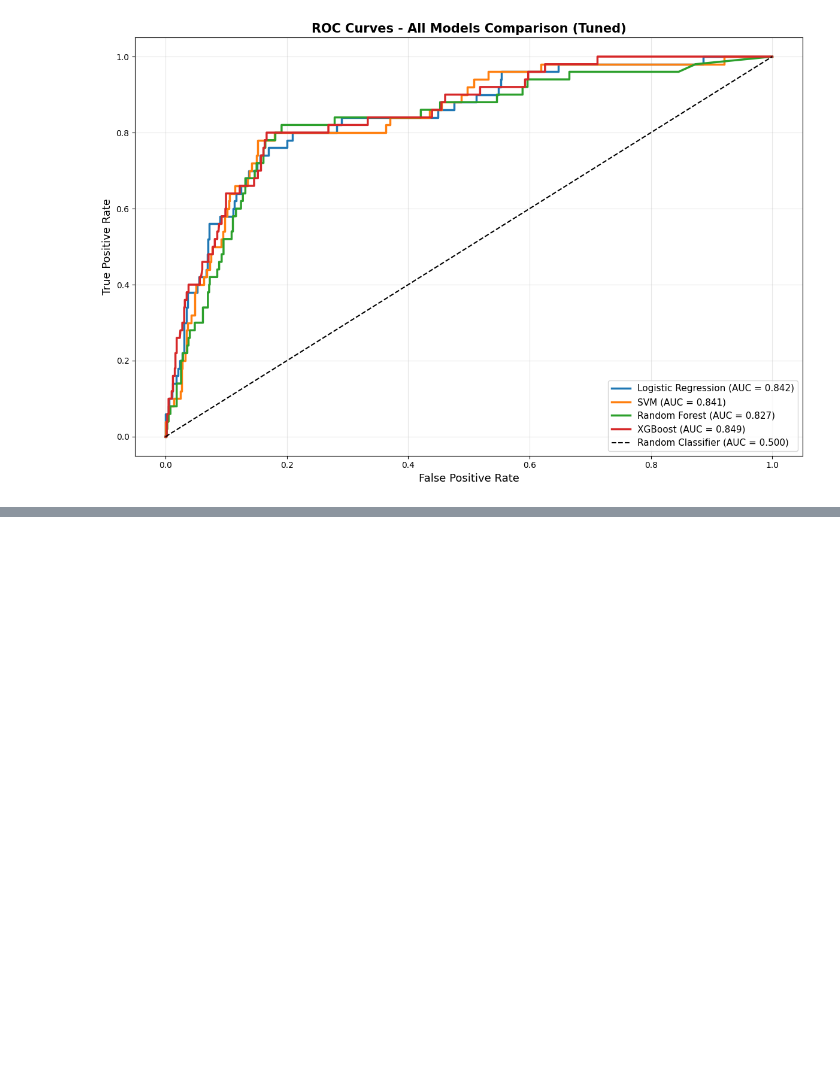
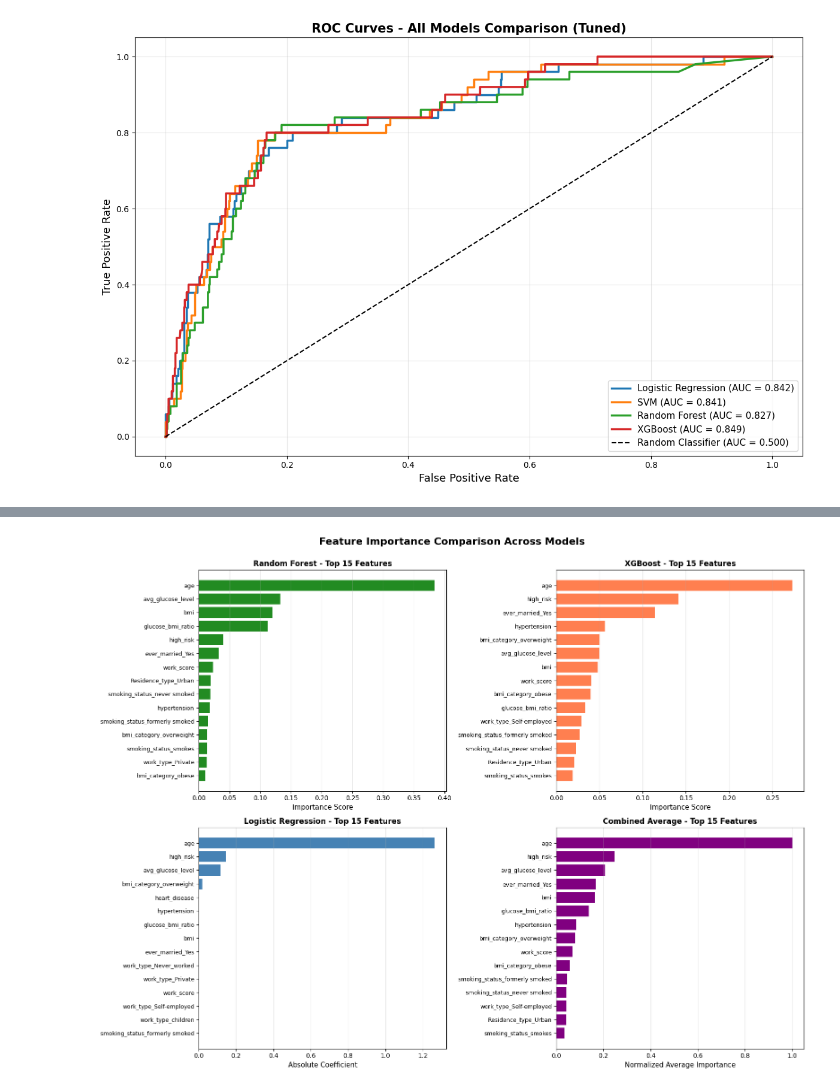
Before and after one commit to neylami/stroke-prediction-with-machine-learning, a Jupyter notebook: ML-stroke.ipynb, the cells around one changed output, grey strips where cells are left out. Saved outputs shown, nothing was run; the diff lists cells and outputs as text; code cells hidden in the pictures; blank space fills up the shorter version.

Commit message:
feature importance and summary

```diff
--- a/ML-stroke.ipynb
+++ b/ML-stroke.ipynb
@@ -612,3 +612,81 @@ plt.tight_layout()
 plt.show()
 # %% [output]
 [figure]
+# %%
+# feature importance comparison
+rf_importance = pd.DataFrame({
+    'Feature': selected_features,
+    'RF_Importance': rf_model_tuned.feature_importances_
+}).sort_values('RF_Importance', ascending=False)
+
+xgb_importance = pd.DataFrame({
+    'Feature': selected_features,
+    'XGB_Importance': xgb_model_tuned.feature_importances_
+}).sort_values('XGB_Importance', ascending=False)
+
+log_importance = pd.DataFrame({
+    'Feature': selected_features,
+    'LogReg_Coef': np.abs(log_model_tuned.coef_[0])
+}).sort_values('LogReg_Coef', ascending=False)
+
+importance_df = rf_importance.merge(xgb_importance, on='Feature').merge(log_importance, on='Feature')
+
+importance_df['RF_Normalized'] = importance_df['RF_Importance'] / importance_df['RF_Importance'].max()
+importance_df['XGB_Normalized'] = importance_df['XGB_Importance'] / importance_df['XGB_Importance'].max()
+importance_df['LogReg_Normalized'] = importance_df['LogReg_Coef'] / importance_df['LogReg_Coef'].max()
+
+importance_df['Avg_Importance'] = importance_df[['RF_Normalized', 'XGB_Normalized', 'LogReg_Normalized']].mean(axis=1)
+importance_df = importance_df.sort_values('Avg_Importance', ascending=False)
+
+print("FEATURE IMPORTANCE TABLE - TOP 15 FEATURES")
+print(importance_df[['Feature', 'RF_Importance', 'XGB_Importance', 'LogReg_Coef', 'Avg_Importance']].head(15).to_string(index=False))
+
+print("COMPLETE FEATURE IMPORTANCE TABLE - ALL FEATURES")
+print(importance_df[['Feature', 'RF_Importance', 'XGB_Importance', 'LogReg_Coef', 'Avg_Importance']].to_string(index=False))
+
+fig, axes = plt.subplots(2, 2, figsize=(16, 12))
+
+# Random Forest
+top_rf = rf_importance.head(15)
+axes[0, 0].barh(range(len(top_rf)), top_rf['RF_Importance'], color='forestgreen')
+axes[0, 0].set_yticks(range(len(top_rf)))
+axes[0, 0].set_yticklabels(top_rf['Feature'], fontsize=9)
+axes[0, 0].set_xlabel('Importance Score', fontsize=11)
+axes[0, 0].set_title('Random Forest - Top 15 Features', fontweight='bold', fontsize=12)
+axes[0, 0].invert_yaxis()
+axes[0, 0].grid(axis='x', alpha=0.3)
+
+# XGBoost
+top_xgb = xgb_importance.head(15)
+axes[0, 1].barh(range(len(top_xgb)), top_xgb['XGB_Importance'], color='coral')
+axes[0, 1].set_yticks(range(len(top_xgb)))
+axes[0, 1].set_yticklabels(top_xgb['Feature'], fontsize=9)
+axes[0, 1].set_xlabel('Importance Score', fontsize=11)
+axes[0, 1].set_title('XGBoost - Top 15 Features', fontweight='bold', fontsize=12)
+axes[0, 1].invert_yaxis()
+axes[0, 1].grid(axis='x', alpha=0.3)
+
+# Logistic Regression
+top_log = log_importance.head(15)
+axes[1, 0].barh(range(len(top_log)), top_log['LogReg_Coef'], color='steelblue')
+axes[1, 0].set_yticks(range(len(top_log)))
+axes[1, 0].set_yticklabels(top_log['Feature'], fontsize=9)
+axes[1, 0].set_xlabel('Absolute Coefficient', fontsize=11)
+axes[1, 0].set_title('Logistic Regression - Top 15 Features', fontweight='bold', fontsize=12)
+axes[1, 0].invert_yaxis()
+axes[1, 0].grid(axis='x', alpha=0.3)
+
+# Average Importance
+top_avg = importance_df.head(15)
+axes[1, 1].barh(range(len(top_avg)), top_avg['Avg_Importance'], color='purple')
+axes[1, 1].set_yticks(range(len(top_avg)))
+axes[1, 1].set_yticklabels(top_avg['Feature'], fontsize=9)
+axes[1, 1].set_xlabel('Normalized Average Importance', fontsize=11)
+axes[1, 1].set_title('Combined Average - Top 15 Features', fontweight='bold', fontsize=12)
+axes[1, 1].invert_yaxis()
+axes[1, 1].grid(axis='x', alpha=0.3)
+
+plt.suptitle('Feature Importance Comparison Across Models', fontsize=16, fontweight='bold', y=1.00)
+plt.tight_layout()
+plt.show()
+# %% [output]
@@ -614,0 +710 @@ plt.show()
+[figure, added]
```
Also changed, not shown: parts of 2 cells of this notebook.
